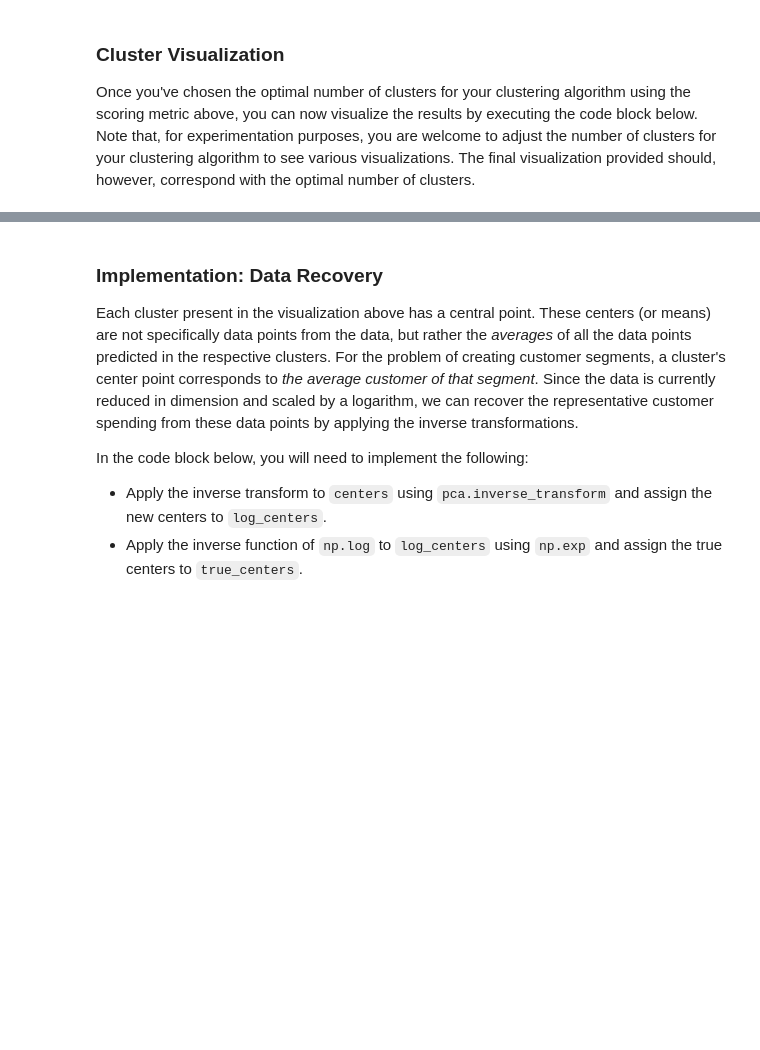
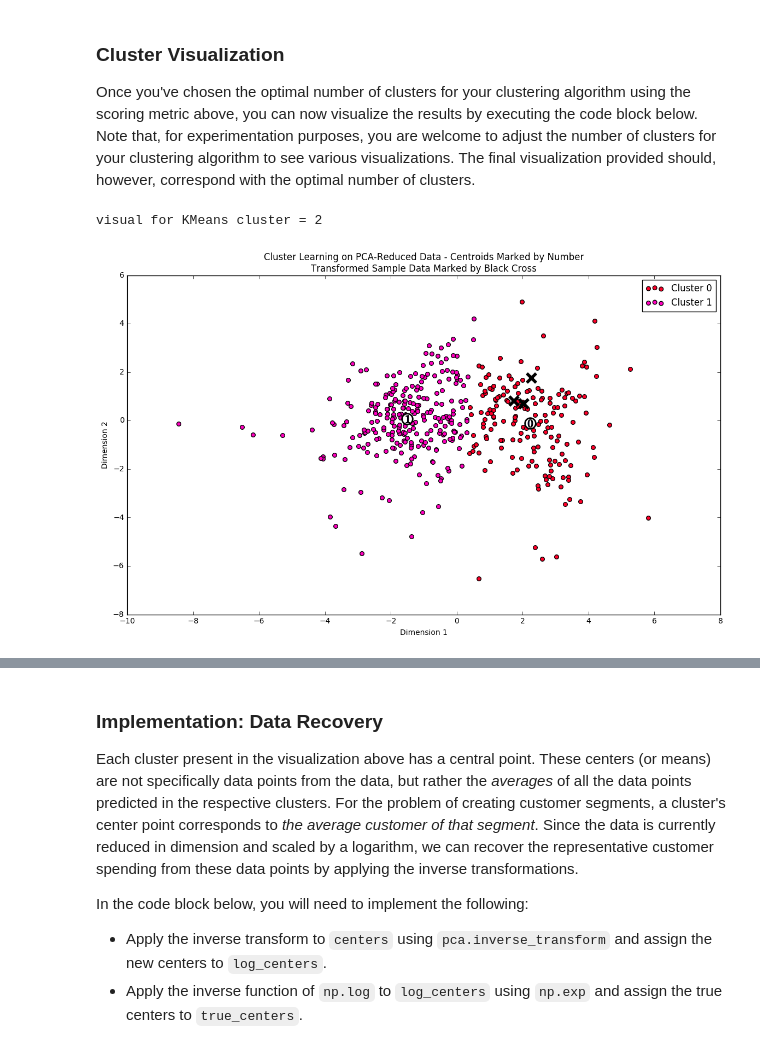
Before and after one commit to lambdaAgent/udacity_machine_learning, a Jupyter notebook: creating_customer_segments/customer_segments.ipynb, the cells around one changed output, grey strips where cells are left out. Drawn from its saved outputs; the diff is of its cells as text; code cells hidden in the pictures; blank space fills up the shorter version.

```diff
--- a/creating_customer_segments/customer_segments.ipynb
+++ b/creating_customer_segments/customer_segments.ipynb
@@ -269,17 +447,33 @@ In the code block below, you will need to implement the following:
  - Import sklearn.metrics.silhouette_score and calculate the silhouette score of `reduced_data` against `preds`.
    - Assign the silhouette score to `score` and print the result.
 # %%
-# TODO: Apply your clustering algorithm of choice to the reduced data
-clusterer = None
+# I will try both algorithm to see how it performs
 
-# TODO: Predict the cluster for each data point
-preds = None
+from sklearn.cluster import KMeans
+from sklearn.metrics import silhouette_score as s_score
 
-# TODO: Find the cluster centers
-centers = None
+centers = None; model = None; sample_preds = None; preds=None;
 
-# TODO: Predict the cluster for each transformed sample data point
-sample_preds = None
+def score_of_cluster(n):
+    # TODO: Apply your clustering algorithm of choice to the reduced data
+    model = KMeans(n_clusters=n)
+    clusterer = model.fit(reduced_data)
 
-# TODO: Calculate the mean silhouette coefficient for the number of clusters chosen
-score = None
+    # TODO: Predict the cluster for each data point
+    preds = clusterer.predict(reduced_data)
+
+    # TODO: Find the cluster centers
+    centers = clusterer.cluster_centers_
+
+    # TODO: Predict the cluster for each transformed sample data point
+    sample_preds = clusterer.predict(pca_samples)
+
+    # TODO: Calculate the mean silhouette coefficient for the number of clusters chosen
+    score = s_score(reduced_data, preds)
+    print "Score with %d clusters is %0.4f" % (n , score)
+    return (centers, preds, sample_preds, score)
+
+clusters = list(reversed(range(2,10)))
+
+for i in clusters:
+    centers_KM, preds_KM, sample_preds_KM, score_KM = score_of_cluster(i)
@@ -293,4 +549,9 @@ score = None
 Once you've chosen the optimal number of clusters for your clustering algorithm using the scoring metric above, you can now visualize the results by executing the code block below. Note that, for experimentation purposes, you are welcome to adjust the number of clusters for your clustering algorithm to see various visualizations. The final visualization provided should, however, correspond with the optimal number of clusters.
 # %%
 # Display the results of the clustering from implementation
-rs.cluster_results(reduced_data, preds, centers, pca_samples)
+# display for KMeans
+print "visual for KMeans cluster = 2"
+rs.cluster_results(reduced_data, preds_KM, centers_KM, pca_samples)
+# %% [output]
+visual for KMeans cluster = 2
+[figure, added]
```
Also changed, not shown: parts of 32 cells of this notebook, 2 other files.
